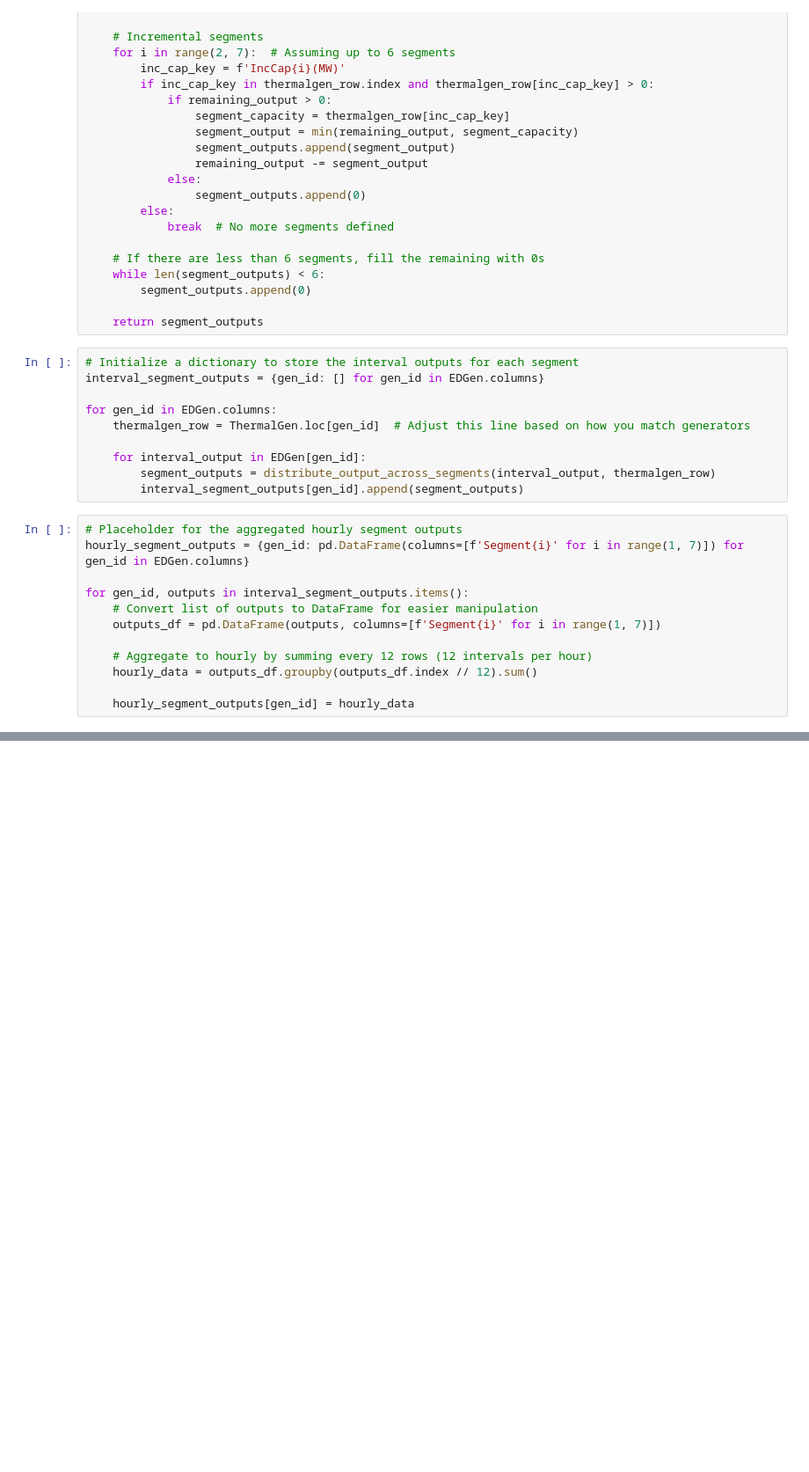
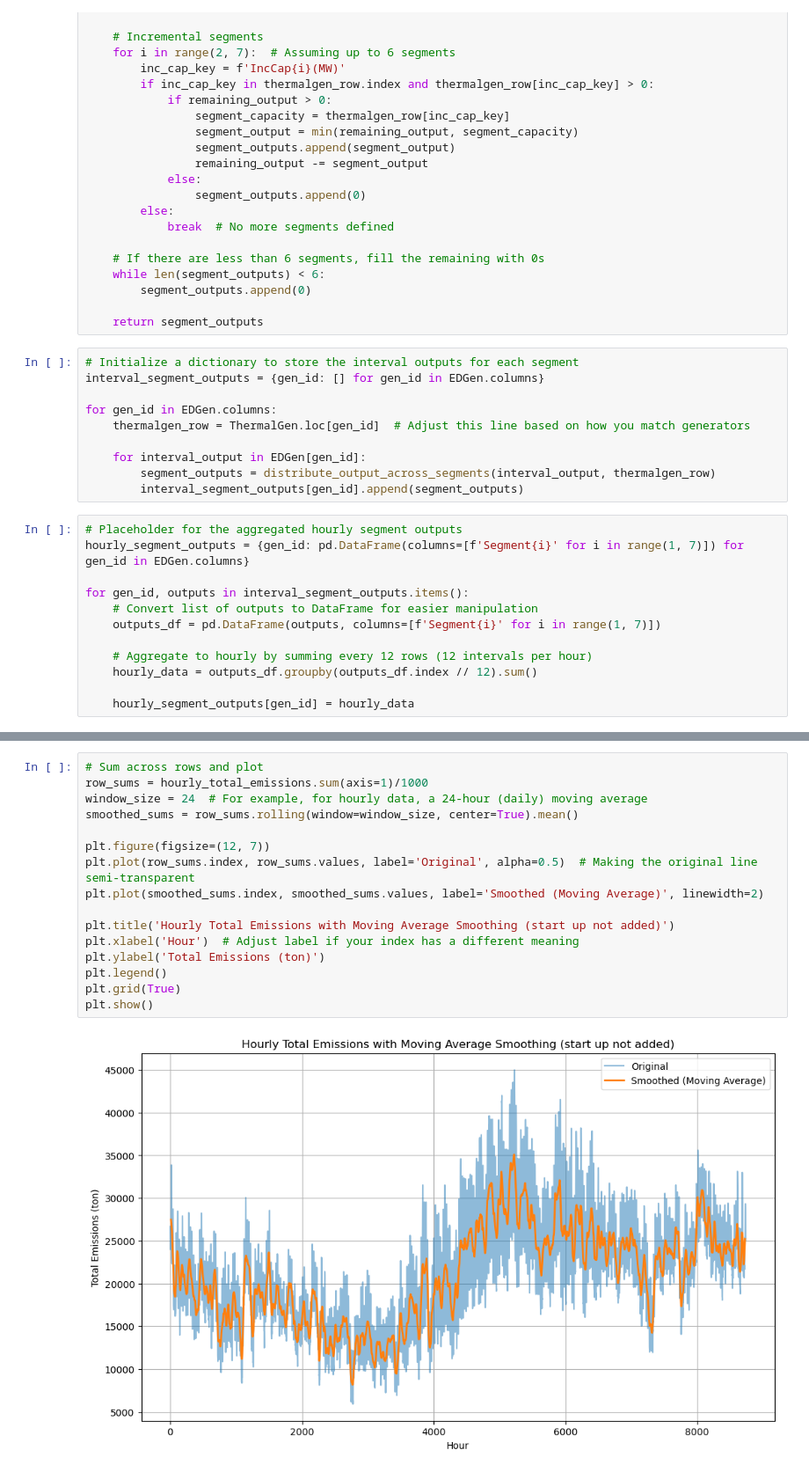
Before and after one commit to niklauskun/STESTS-Archive, a Jupyter notebook: Plot-STESTS.ipynb, the cells around one changed output, grey strips where cells are left out. Shown at 88% size. Saved outputs shown, nothing was run; the diff lists cells and outputs as text; blank space fills up the shorter version.

```diff
--- a/Plot-STESTS.ipynb
+++ b/Plot-STESTS.ipynb
@@ -150,0 +283,18 @@ ThermalGen
+# %%
+# Sum across rows and plot
+row_sums = hourly_total_emissions.sum(axis=1)/1000
+window_size = 24  # For example, for hourly data, a 24-hour (daily) moving average
+smoothed_sums = row_sums.rolling(window=window_size, center=True).mean()
+
+plt.figure(figsize=(12, 7))
+plt.plot(row_sums.index, row_sums.values, label='Original', alpha=0.5)  # Making the original line semi-transparent
+plt.plot(smoothed_sums.index, smoothed_sums.values, label='Smoothed (Moving Average)', linewidth=2)
+
+plt.title('Hourly Total Emissions with Moving Average Smoothing (start up not added)')
+plt.xlabel('Hour')  # Adjust label if your index has a different meaning
+plt.ylabel('Total Emissions (ton)')
+plt.legend()
+plt.grid(True)
+plt.show()
+# %% [output]
+[figure, added]
```
Also changed, not shown: parts of 12 cells of this notebook, 5 other files.
